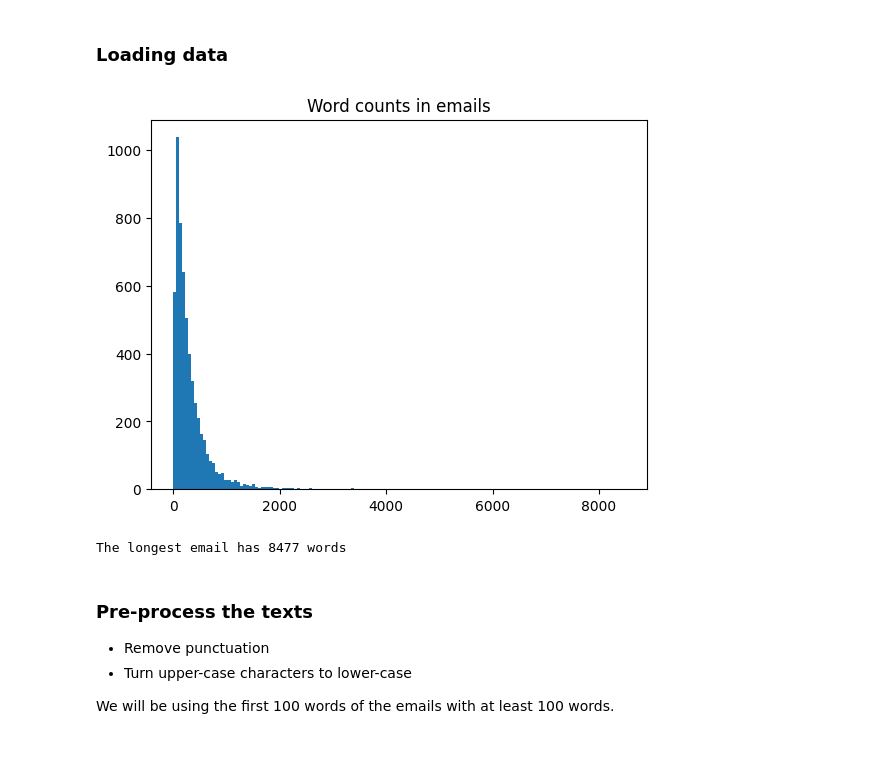
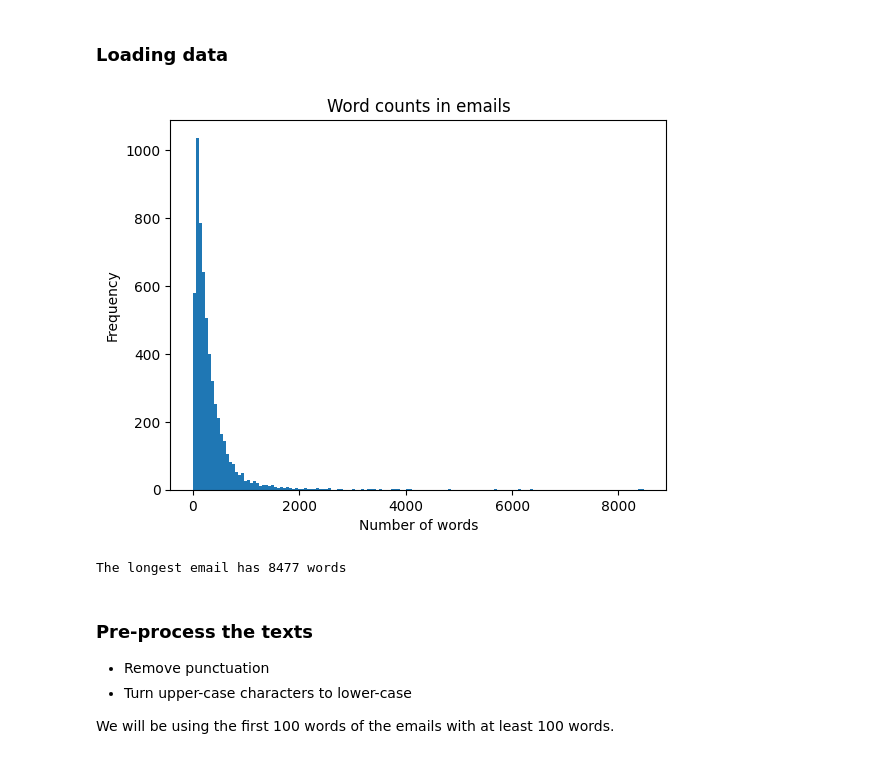
Before and after one commit to gkementzidis/spam_email_LSTM_LM, a Jupyter notebook: spam_detection_LSTM_01.ipynb, the cells around one changed output. Saved outputs shown, nothing was run; the diff lists cells and outputs as text; code cells hidden in the pictures.

```diff
--- a/spam_detection_LSTM_01.ipynb
+++ b/spam_detection_LSTM_01.ipynb
@@ -31,15 +31,17 @@ data = pd.read_csv('emails.csv')
 # %%
 # create a histogram with the length of each email
 lengths = [len(data['text'][i].split()) for i in range(len(data['text']))]
 
 plt.hist(lengths, bins=150)
 plt.title('Word counts in emails')
+plt.xlabel('Number of words')
+plt.ylabel('Frequency')
 plt.show()
 
 max_length = max(lengths)
 print('The longest email has', max_length, 'words')
 # %% [output]
-[figure, old version]
+[figure, new version]
 The longest email has 8477 words
 # %% [markdown]
 ### Pre-process the texts
```
Also changed, not shown: parts of 5 cells of this notebook.
